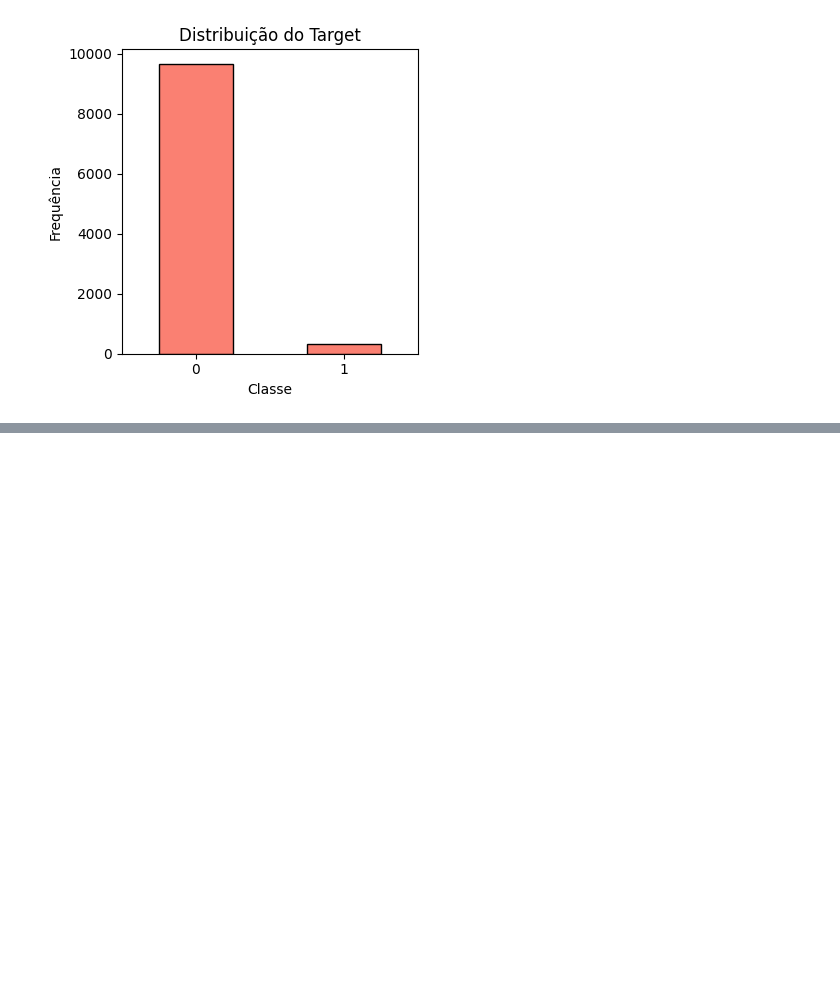
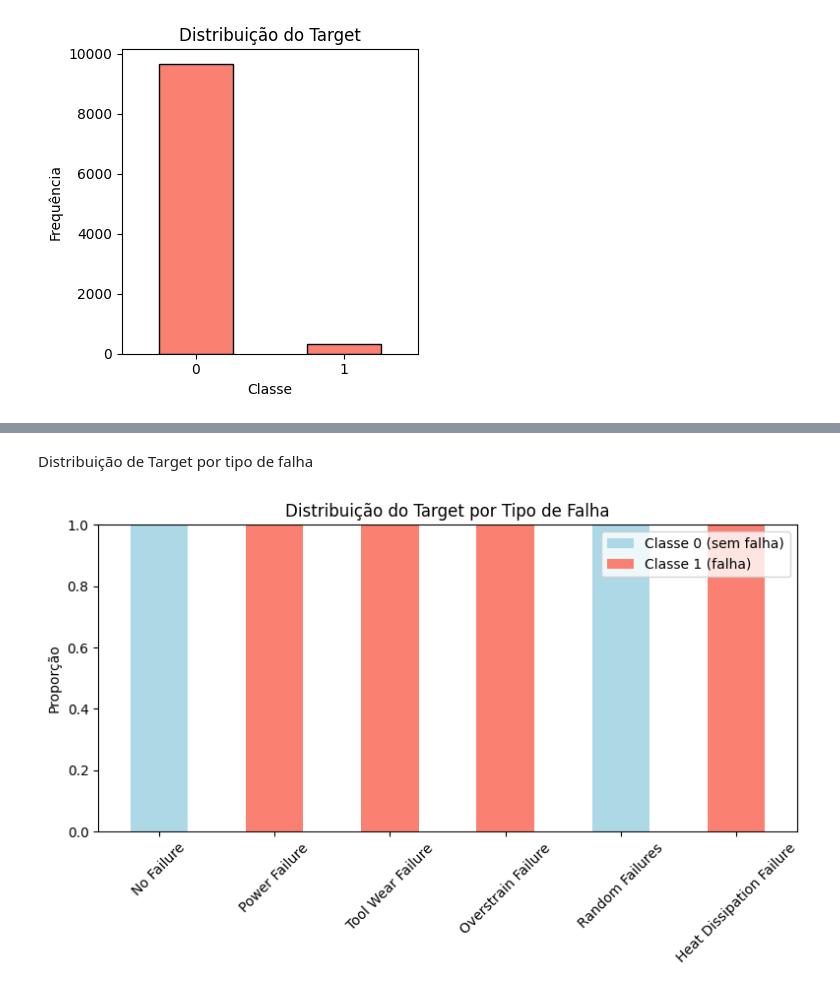
Before and after one commit to pdrcunha/predictive_maintenance_ia, a Jupyter notebook: src/notebooks/eda_visualizacao.ipynb, the cells around one changed output, grey strips where cells are left out. Saved outputs shown, nothing was run; the diff lists cells and outputs as text; code cells hidden in the pictures; blank space fills up the shorter version.

```diff
--- a/src/notebooks/eda_visualizacao.ipynb
+++ b/src/notebooks/eda_visualizacao.ipynb
@@ -95,0 +157,27 @@ plt.show()
+# %% [markdown]
+Distribuição de Target por tipo de falha
+# %%
+failure_types = df['Failure Type'].unique()
+target_0 = []
+target_1 = []
+
+for ftype in failure_types:
+    group = df[df['Failure Type'] == ftype]['Target'].value_counts(normalize=True)
+    target_0.append(group.get(0, 0))
+    target_1.append(group.get(1, 0))
+
+bar_width = 0.5
+x = np.arange(len(failure_types))
+
+plt.figure(figsize=(8, 5))
+plt.bar(x, target_0, bar_width, label='Classe 0 (sem falha)', color='lightblue')
+plt.bar(x, target_1, bar_width, bottom=target_0, label='Classe 1 (falha)', color='salmon')
+
+plt.xticks(x, failure_types, rotation=45)
+plt.ylabel('Proporção')
+plt.title('Distribuição do Target por Tipo de Falha')
+plt.legend()
+plt.tight_layout()
+plt.show()
+# %% [output]
+[figure, added]
```
Also changed, not shown: parts of 6 cells of this notebook, 2 other files.
